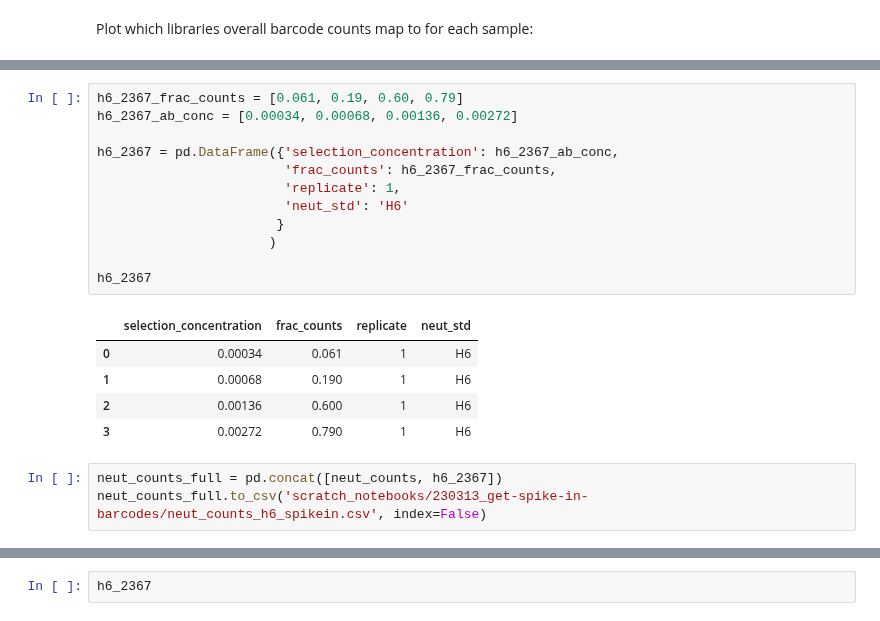
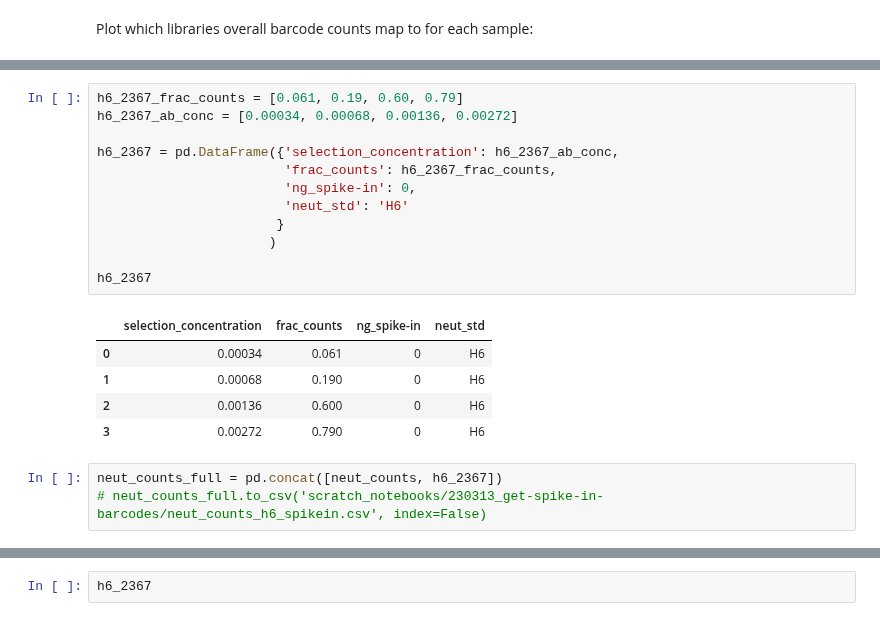
Before and after one commit to sorsinelli/flu_h3_hk19_dms_ic50, a Jupyter notebook: scratch_notebooks/230313_get-spike-in-barcodes/spike-in_counts_analysis.ipynb, the cells around one changed output, grey strips where cells are left out. Saved outputs shown, nothing was run; the diff lists cells and outputs as text.

```diff
--- a/scratch_notebooks/230313_get-spike-in-barcodes/spike-in_counts_analysis.ipynb
+++ b/scratch_notebooks/230313_get-spike-in-barcodes/spike-in_counts_analysis.ipynb
@@ -216,21 +245,21 @@ See the caveats in the documentation: https://pandas.pydata.org/pandas-docs/stab
 # %%
 h6_2367_frac_counts = [0.061, 0.19, 0.60, 0.79]
 h6_2367_ab_conc = [0.00034, 0.00068, 0.00136, 0.00272]
 
 h6_2367 = pd.DataFrame({'selection_concentration': h6_2367_ab_conc,
                         'frac_counts': h6_2367_frac_counts,
-                        'replicate': 1,
+                        'ng_spike-in': 0,
                         'neut_std': 'H6'
                        }
                       )
 
 h6_2367
 # %% [output]
-|  | selection_concentration | frac_counts | replicate | neut_std |
-| 0 | 0.00034 | 0.061 | 1 | H6 |
-| 1 | 0.00068 | 0.190 | 1 | H6 |
-| 2 | 0.00136 | 0.600 | 1 | H6 |
-| 3 | 0.00272 | 0.790 | 1 | H6 |
+|  | selection_concentration | frac_counts | ng_spike-in | neut_std |
+| 0 | 0.00034 | 0.061 | 0 | H6 |
+| 1 | 0.00068 | 0.190 | 0 | H6 |
+| 2 | 0.00136 | 0.600 | 0 | H6 |
+| 3 | 0.00272 | 0.790 | 0 | H6 |
 # %%
 neut_counts_full = pd.concat([neut_counts, h6_2367])
-neut_counts_full.to_csv('scratch_notebooks/230313_get-spike-in-barcodes/neut_counts_h6_spikein.csv', index=False)
+# neut_counts_full.to_csv('scratch_notebooks/230313_get-spike-in-barcodes/neut_counts_h6_spikein.csv', index=False)
```
Also changed, not shown: parts of 13 cells of this notebook.
